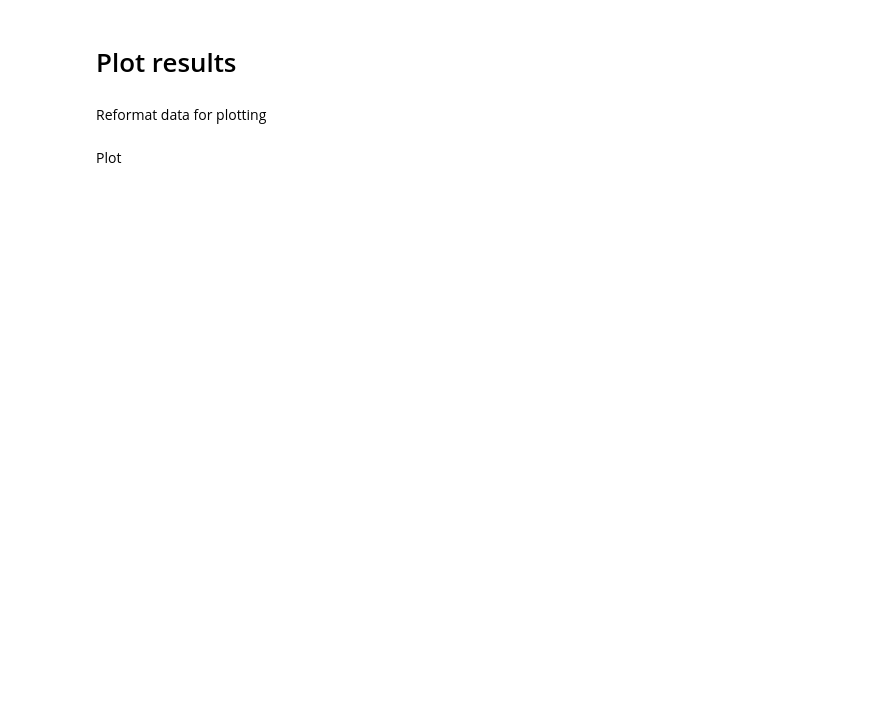
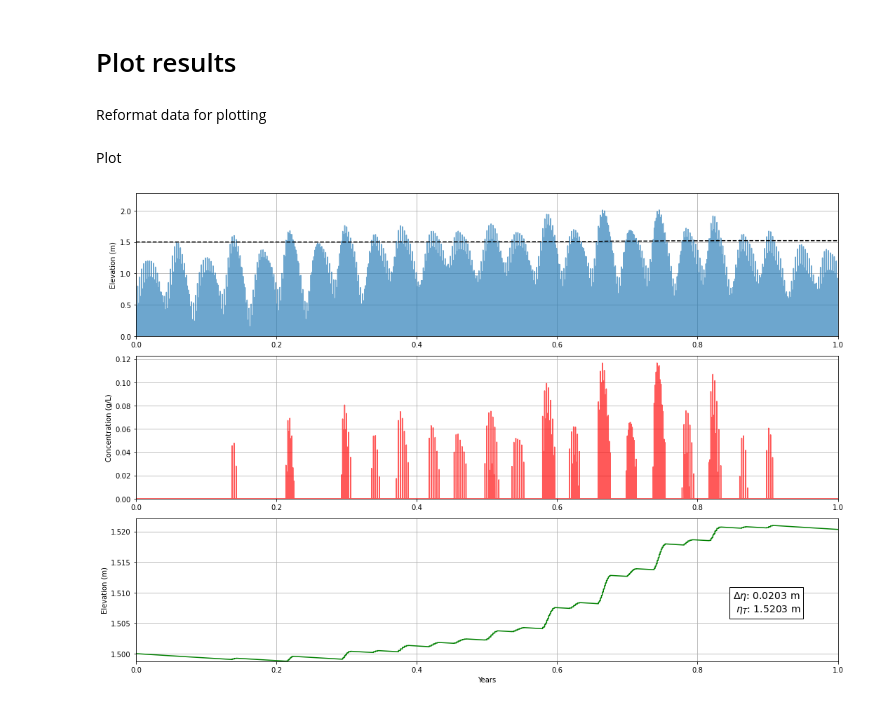
Before and after one commit to christasich/tidal_flat_0d, a Jupyter notebook: notebooks/3-cmt-sediment-model-from-scripts.ipynb, the cells around one changed output. Cells and saved outputs as stored; diff of their text form; code cells hidden in the pictures; blank space fills up the shorter version.

Commit message:
Added organic, compaction, and subsidence.

```diff
--- a/notebooks/3-cmt-sediment-model-from-scripts.ipynb
+++ b/notebooks/3-cmt-sediment-model-from-scripts.ipynb
@@ -34,7 +34,7 @@ tides = features.load_tide(wdir, "tides.feather")
 Downsample tide data
 # %%
 dt = 1  # seconds
-tides = tides.iloc[0:-1:dt]
+tides = tides.iloc[0::dt]
 # %% [markdown]
 ## Set model parameters
 # %%
@@ -46,16 +46,16 @@ settle_rate = models.stokes_settling(
 )  # settling rate determined by Stokes' Law
 
 # Set basic model parameters
-bound_conc = 0.8  # boundary concentration (g/L or kg/m^3)
-bulk_dens = 1100  # dry bulk density of sediment (kg/m^3)
+bound_conc = 0.9  # boundary concentration (g/L or kg/m^3)
+bulk_dens = 800  # dry bulk density of sediment (kg/m^3)
 min_depth = 0.001  # Minimum depth required before integrating. Used for stability at very shallow depths. (m)
-init_elev = 1.25  # initial elevation (m)
+init_elev = 1.5  # initial elevation (m)
 years = 1  # total run length (yr)
 slr = 0.005  # yearly rate of sea level rise (m)
 
-organic_rate = 0.0002 / 365 / 24 / 60 / 60
-compaction_rate = 0.004 / 365 / 24 / 60 / 60
-subsidence_rate = 0.003 / 365 / 24 / 60 / 60
+org_rate = 0.0002
+comp_rate = 0.004
+sub_rate = 0.003
 # %% [markdown]
 # Run model
 
@@ -74,13 +74,13 @@ model_tides, model_results = models.run_model(
     settle_rate=settle_rate,
     bulk_dens=bulk_dens,
     bound_conc=bound_conc,
-    organic_rate=organic_rate,
-    compaction_rate=compaction_rate,
-    subsidence_rate=subsidence_rate,
+    org_rate=org_rate,
+    comp_rate=comp_rate,
+    sub_rate=sub_rate,
     init_elev=init_elev,
     years=years,
     slr=slr,
-    verbose=True,
+    verbose=True
 )
 # %% [output]
 Simulation length:     1 yr
@@ -115,34 +115,38 @@ fig.set_figwidth(15)
 axs[0].plot(h_t, h, alpha=0.65)
 axs[0].plot(t, e, color="k", ls="--")
 axs[0].set_ylabel("Elevation (m)")
+axs[0].set_ylim(0)
 
 # plot concentration
 axs[1].plot(t, c, color="r", alpha=0.65)
 axs[1].set_ylabel("Concentration (g/L)")
+axs[1].set_ylim(0)
 
 # plot elevation
 axs[2].plot(t, e, color="g")
 axs[2].set_ylabel("Elevation (m)")
 axs[2].set_xlabel("Years")
+axs[2].set_ylim(np.min(e))
 
 # place text box of model results
 txt = "$\Delta\eta$: {:.4f} m \n $\eta_{{T}}$: {:.4f} m".format(
     model_results.y[1][-1] - init_elev, model_results.y[1][-1]
 )
 axs[2].text(
     0.85,
     0.5,
     txt,
     transform=axs[2].transAxes,
     fontsize=14,
     verticalalignment="top",
     horizontalalignment="left",
     bbox=dict(boxstyle="square", facecolor="white"),
 )
 
 # configure axes and white space
 for ax in axs:
     ax.set_xlim(0, np.ceil(np.max(h_t)))
-    ax.set_ylim(0)
     ax.grid()
 plt.tight_layout()
+# %% [output]
+[figure, added]
```
Also changed, not shown: parts of 1 cell of this notebook, 1 other file.
